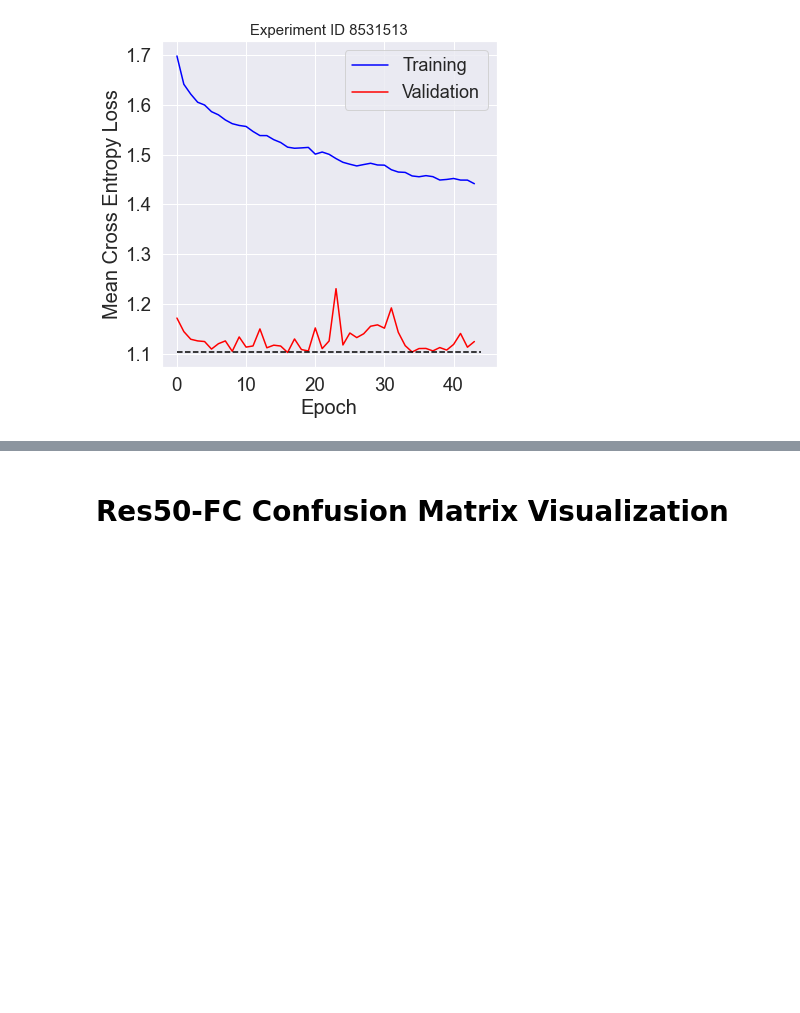
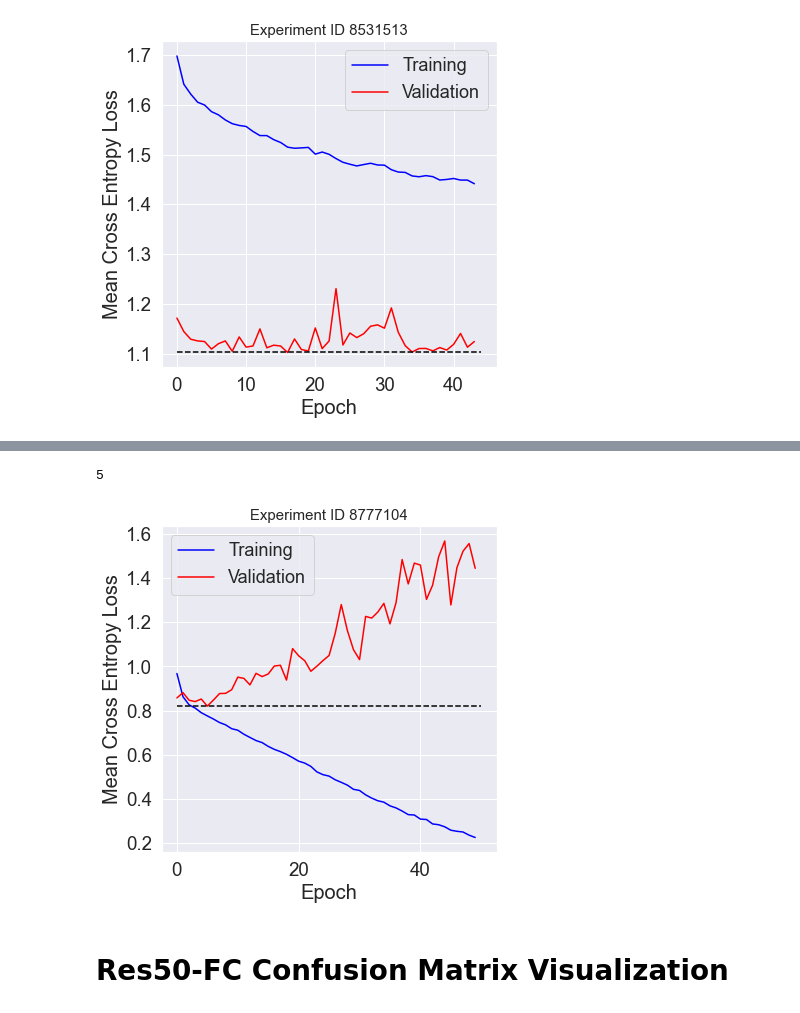
Before and after one commit to lin-bo/AutoLTS, a Jupyter notebook: visualization/res_visual.ipynb, the cells around one changed output, grey strips where cells are left out. Drawn from its saved outputs; the diff is of its cells as text; code cells hidden in the pictures; blank space fills up the shorter version.

```diff
--- a/visualization/res_visual.ipynb
+++ b/visualization/res_visual.ipynb
@@ -51,3 +56,8 @@ check_loss('8531513')
+# %%
+check_loss('8777104')
+# %% [output]
+5
+[figure, added]
 # %% [markdown]
 # Res50-FC Confusion Matrix Visualization
 # %%
```
Also changed, not shown: parts of 9 cells of this notebook, 7 other files.
